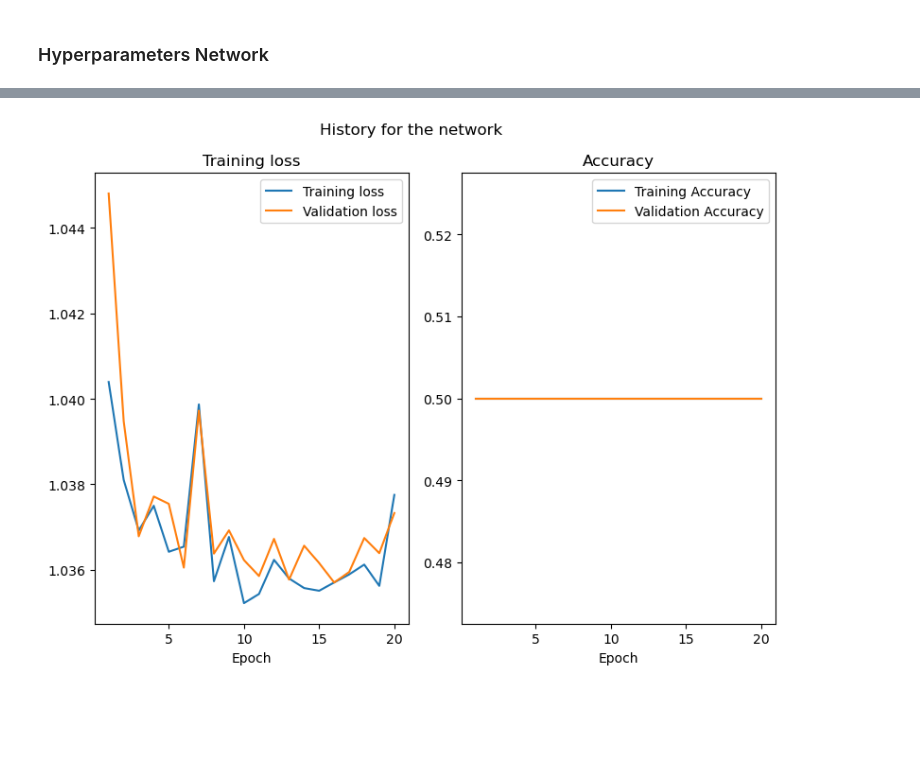
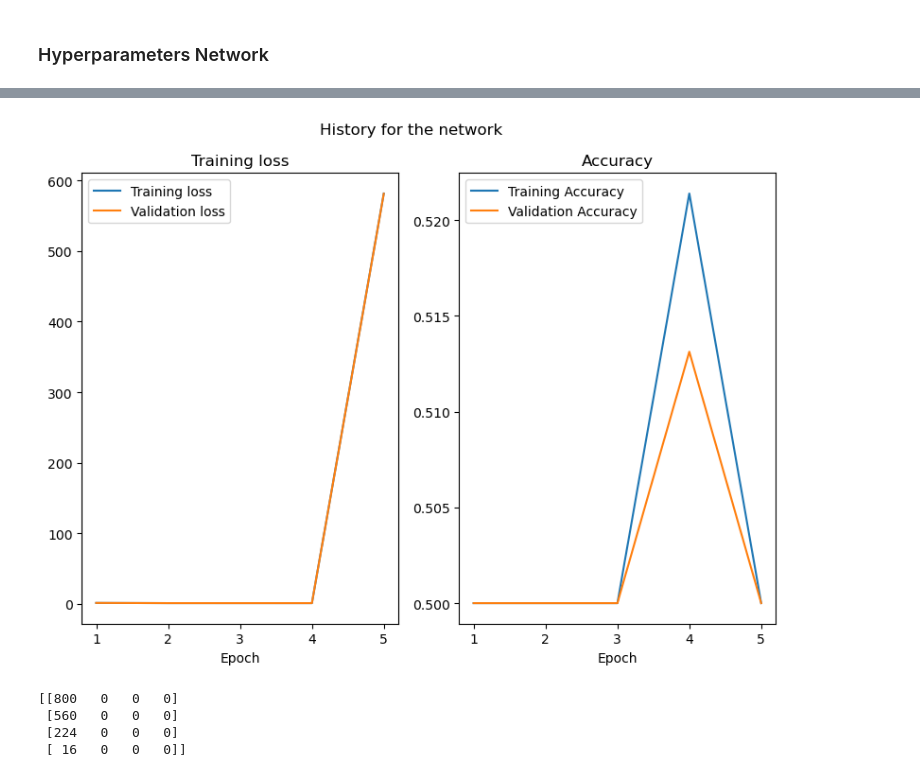
Before and after one commit to benjaminpsmith/dementia-ml, a Jupyter notebook: project.ipynb, the cells around one changed output, grey strips where cells are left out. Cells and saved outputs as stored; diff of their text form; code cells hidden in the pictures; blank space fills up the shorter version.

```diff
--- a/project.ipynb
+++ b/project.ipynb
@@ -168,9 +174,9 @@ plt.show()
 ### Hyperparameters Network
 # %%
 # training
-num_epochs = 20                         # Number of epochs for the training of the nn
+num_epochs = 5                         # Number of epochs for the training of the nn
 
 # Learning rate und scheduler
-initial_learning_rate = 0.01            # Learningrate at start
-lr_steps = 20                         # Steps in lr scheduler until lr is updated
+initial_learning_rate = 0.1            # Learningrate at start
+lr_steps = 5                         # Steps in lr scheduler until lr is updated
 lr_gamma = 0.5                          # Faktor the lr is multiplied and updated with
@@ -177,25 +357,42 @@ lr_gamma = 0.5                          # Faktor the lr is multiplied and update
 # %%
 dynamic_model = functions.custom_ConvNet(
     input_channels = 1,
-    output_size = num_classes,
-    n_conv_layers1 = 2,
-    n_filters1 = 5,
-    kernel_size1 = 6,
-    n_dense_layers = 2,
-    n_dense_initial_nodes = 2**6,
+    output_size = 10,
+    n_conv_layers1 = 0,
+    n_filters1 = 4,
+    kernel_size1 = 2,
+    n_dense_layers = 7,
+    # n_dense_initial_nodes = 2**5,
+    n_dense_initial_nodes = 1024,
     n_conv_layers2 = 0,
     n_filters2 = 0,
     kernel_size2 = 0,
-    operation_and_factor_filter_size=('*', 1),
+    operation_and_factor_filter_size=('*', 2),
     operation_and_factor_dense_network=('/', 2),
-    dropout_rate=0.1,
-    pooling = [2,2],
+    dropout_rate=0.0,
+    # pooling = [2,2],
     activation_function = F.leaky_relu,
     )
 
+def init_weights(m):
+    if isinstance(m, nn.Linear):
+        init.kaiming_uniform_(m.weight, mode='fan_in', nonlinearity='leaky_relu')
+        init.zeros_(m.bias)
+dynamic_model.apply(init_weights)
+
+# from sklearn.utils.class_weight import compute_class_weight
+# # Assuming 'y' is your array of class labels
+# class_weights_np = compute_class_weight('balanced', classes=np.unique(Y), y=Y)
+# # Assuming you have a tensor of class weights
+# class_weights_tensor = torch.tensor(class_weights_np, dtype=torch.float32)
+
+
+# criterion = FocalLoss()
 criterion = nn.CrossEntropyLoss()
+# criterion = nn.CrossEntropyLoss(weight=class_weights_tensor)
 optimizer = torch.optim.Adam(dynamic_model.parameters(), lr=initial_learning_rate)
 lr_scheduler = StepLR(optimizer, step_size=lr_steps, gamma=lr_gamma)
+early_stopper = functions.EarlyStopper(dynamic_model, patience=3, min_delta=0.2)
 
-loss_training_hist, loss_val_hist, training_acc_hist, val_acc_hist = functions.train_network(dynamic_model, train_loader, criterion, optimizer, num_epochs, lr_scheduler, validation_loader, device)
+loss_training_hist, loss_val_hist, training_acc_hist, val_acc_hist = functions.train_network(dynamic_model, train_loader, criterion, optimizer, num_epochs, lr_scheduler, test_loader, device, early_stopper=early_stopper)
 # %% [output]
@@ -219,24 +405,35 @@ Epoch [20/20], Step [324/324], Loss: 1.1588
 # %%
-x_epochs = np.linspace(1, num_epochs, num_epochs)
+x_epochs = np.linspace(1, len(loss_training_hist), len(loss_training_hist))
 fig, ax = plt.subplots(1, 2, figsize=(8,6))
 ax[0].plot(x_epochs, loss_training_hist, label = 'Training loss')
 ax[0].plot(x_epochs, loss_val_hist, label = 'Validation loss')
 ax[0].set(
     xlabel='Epoch',
     title='Training loss'
 )
 
 ax[1].plot(x_epochs, training_acc_hist, label='Training Accuracy')
 ax[1].plot(x_epochs, val_acc_hist, label='Validation Accuracy')
 ax[1].set(
     xlabel='Epoch',
     title = 'Accuracy',
 )
 
 fig.suptitle('History for the network')
 ax[0].legend(loc='best')
 ax[1].legend(loc='best')
 plt.tight_layout()
 plt.show()
 # %% [output]
-[figure, old version]
+[figure, new version]
+# %%
+y_cls, y_true = dynamic_model.evaluate(test_loader)
+
+from sklearn.metrics import confusion_matrix
+
+print(confusion_matrix(y_true, y_cls))
+# %% [output]
+[[800   0   0   0]
+ [560   0   0   0]
+ [224   0   0   0]
+ [ 16   0   0   0]]
```
Also changed, not shown: parts of 13 cells of this notebook, 11 other files.
